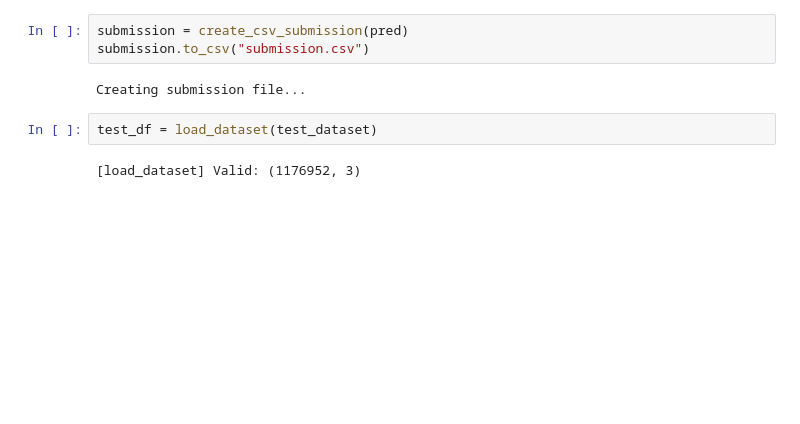
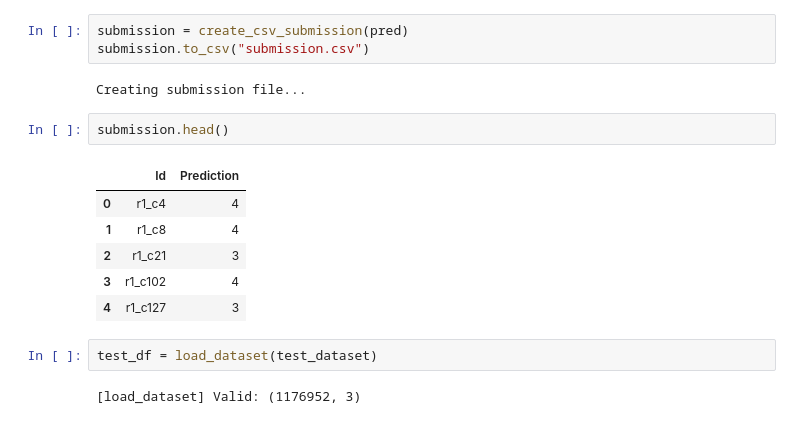
Before and after one commit to yukixLLL/MLProjects, a Jupyter notebook: Project2/run.ipynb, the cells around one changed output. Cells and saved outputs as stored; diff of their text form; blank space fills up the shorter version.

```diff
--- a/Project2/run.ipynb
+++ b/Project2/run.ipynb
@@ -149,6 +143,15 @@ submission = create_csv_submission(pred)
 submission.to_csv("submission.csv")
 # %% [output]
 Creating submission file...
+# %%
+submission.head()
+# %% [output]
+|  | Id | Prediction |
+| 0 | r1_c4 | 4 |
+| 1 | r1_c8 | 4 |
+| 2 | r1_c21 | 3 |
+| 3 | r1_c102 | 4 |
+| 4 | r1_c127 | 3 |
 # %%
 test_df = load_dataset(test_dataset)
 # %% [output]
```
Also changed, not shown: parts of 10 cells of this notebook, 3 other files.
